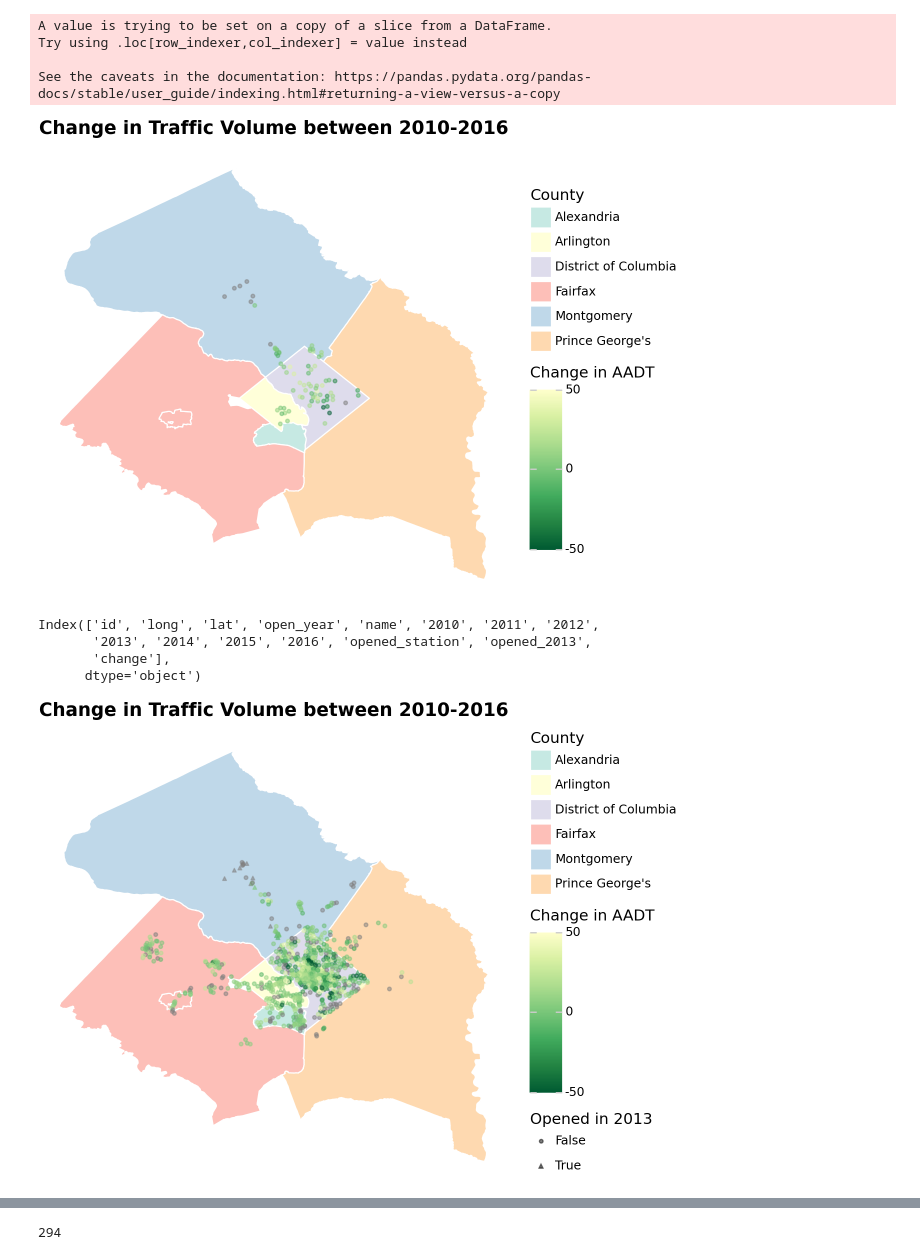
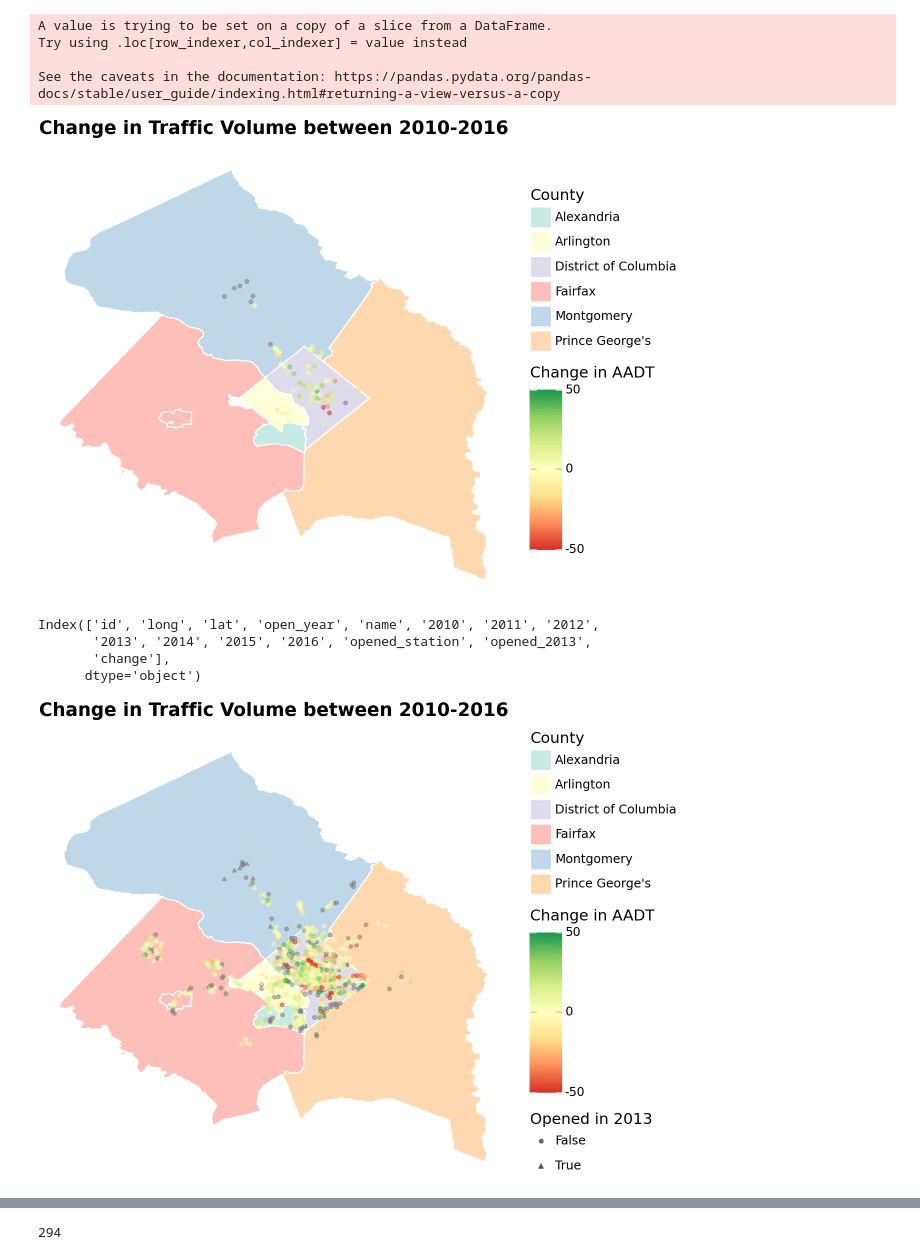
Before and after one commit to IbadatJarg/PPOL5203-Final_Project_Bikeshare, a Jupyter notebook: scripts/05_visualizations.ipynb, the cells around one changed output, grey strips where cells are left out. Cells and saved outputs as stored; diff of their text form; code cells hidden in the pictures.

Commit message:
updated map visualizations

```diff
--- a/scripts/05_visualizations.ipynb
+++ b/scripts/05_visualizations.ipynb
@@ -135,12 +135,12 @@ ggplot(data = df_13) +
       plot_title=element_text(face="bold")
     )+
     scale_fill_brewer(type="qual", palette="Set3") +
-    scale_color_distiller(type="seq", palette="YlGn",
+    scale_color_distiller(type = "div",palette="RdYlGn", direction = 1,
                         limits=(-50, 50),
                          breaks=[-50, 0, 50])
 )
 # %% [output]
-[figure, old version]
+[figure, new version]
 # %%
 #computing change in aadt for all stations opened in 2024
 df["change"] = (df["2010"]-df["2016"])/df["2010"] * 100
@@ -154,28 +154,28 @@ Index(['id', 'long', 'lat', 'open_year', 'name', '2010', '2011', '2012',
 # %%
 #plot of proposed, unopened bikeshares
 (
 ggplot(data = df) +
     geom_map(data = dmv,
             mapping = aes(fill = 'NAME', geometry = 'geometry'),
             color = "white",
             alpha = 0.5) +
     geom_point(mapping = aes(x = 'long', y = 'lat', color = "change", shape = "opened_2013"),
                size = 1,
                alpha = 0.5
         ) +
     labs(title = "Change in Traffic Volume between 2010-2016", fill = "County",
         color = "Change in AADT", shape = "Opened in 2013") +
     theme_void() +
     theme(
       plot_title=element_text(face="bold")
     )+
     scale_fill_brewer(type="qual", palette="Set3") +
-    scale_color_distiller(type="seq", palette="YlGn",
+    scale_color_distiller(type = "div",palette="RdYlGn", direction = 1,
                         limits=(-50, 50),
                          breaks=[-50, 0, 50])
 )
 # %% [output]
-[figure, old version]
+[figure, new version]
 # %%
 #getting stations that are unopened
 proposed = df[df["opened_station"] == 0]
```
Also changed, not shown: parts of 4 cells of this notebook.
